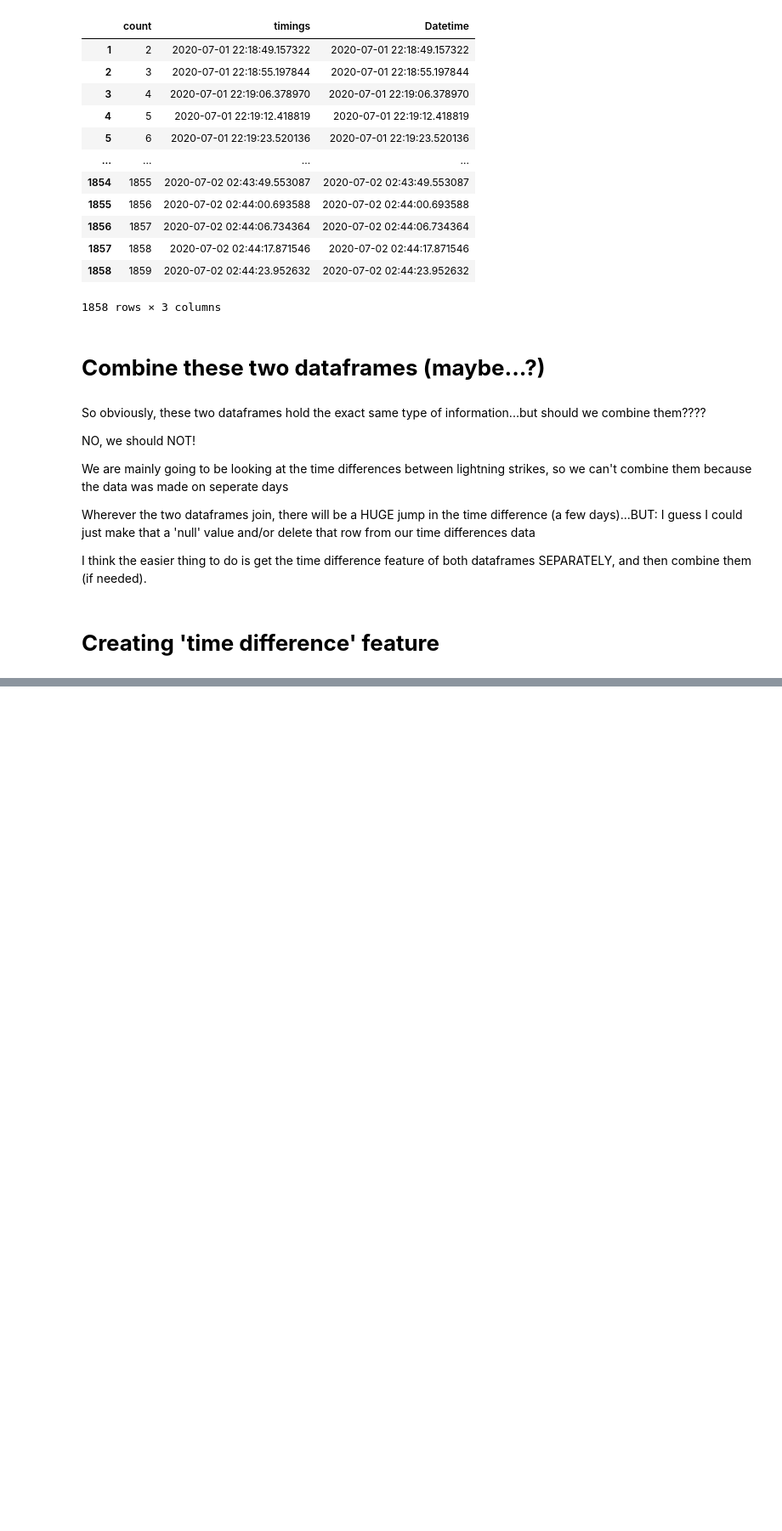
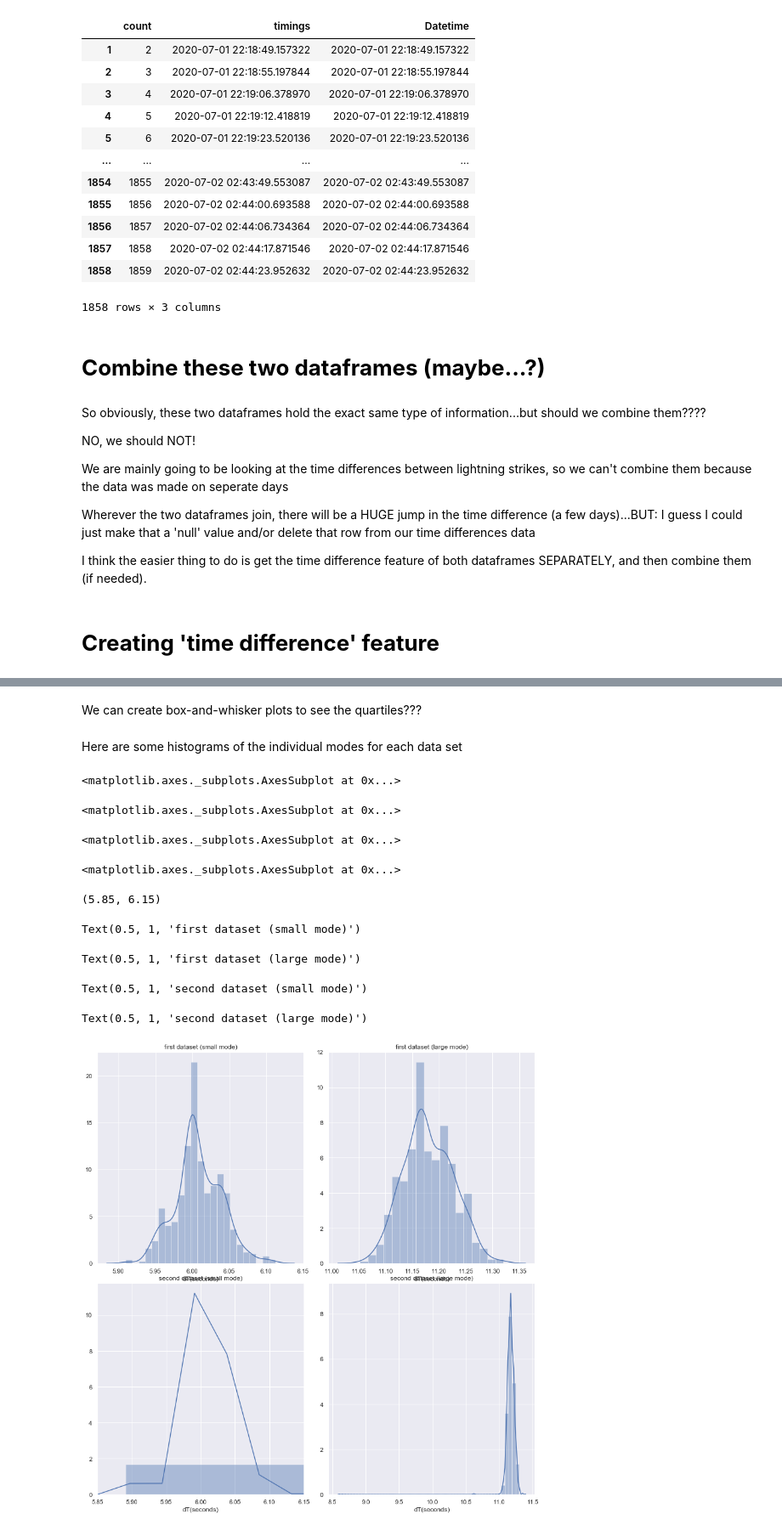
Before and after one commit to aj112358/FFX-Computer-Vision, a Jupyter notebook: FFX_Analysis.ipynb, the cells around one changed output, grey strips where cells are left out. Shown at 85% size. Drawn from its saved outputs; the diff is of its cells as text; code cells hidden in the pictures; blank space fills up the shorter version.

```diff
--- a/FFX_Analysis.ipynb
+++ b/FFX_Analysis.ipynb
@@ -546,0 +675,8 @@ plt.scatter(x,y)
+# %%
+data1 = ffx_cleaned[["count", "dT(seconds)"]]
+data2 = ffx2_cleaned[["count", "dT(seconds)"]]
+
+df1_styler = data1.head().style.set_table_attributes("style='display:inline'").set_caption('Dataset 1')
+df2_styler = data2.head().style.set_table_attributes("style='display:inline'").set_caption('Dataset 2')
+
+display_html(df1_styler._repr_html_()+" .....  "+df2_styler._repr_html_(), raw=True)
@@ -546,0 +699,13 @@ plt.scatter(x,y)
+# %%
+data1_small_mode = data1[data1["dT(seconds)"]<8]
+data1_large_mode = data1[data1["dT(seconds)"]>8]
+
+data2_small_mode = data2[data2["dT(seconds)"]<8]
+data2_large_mode = data2[data2["dT(seconds)"]>8]
+
+data1_small_styler = data1_small_mode.head().style.set_table_attributes("style='display:inline'").set_caption('Data1 small')
+data1_large_styler = data1_large_mode.head().style.set_table_attributes("style='display:inline'").set_caption('Data1 large')
+data2_small_styler = data2_small_mode.head().style.set_table_attributes("style='display:inline'").set_caption('Data2 small')
+data2_large_styler = data2_large_mode.head().style.set_table_attributes("style='display:inline'").set_caption('Data2 large')
+
+display_html(data1_small_styler._repr_html_()+" "+data1_large_styler._repr_html_()+" "+data2_small_styler._repr_html_()+" "+data2_large_styler._repr_html_(), raw=True)
@@ -547,3 +741,36 @@ plt.scatter(x,y)
+# %% [markdown]
+We can create box-and-whisker plots to see the quartiles???
+# %% [markdown]
+Here are some histograms of the individual modes for each data set
+# %%
+fig2, axes2 = plt.subplots(nrows=2, ncols=2, figsize=(12,12))
+plt.tight_layout()
+# axes2
+
+sns.distplot(data1_small_mode["dT(seconds)"], ax=axes2[0,0])
+sns.distplot(data1_large_mode["dT(seconds)"], ax=axes2[0,1])
+sns.distplot(data2_small_mode["dT(seconds)"], ax=axes2[1,0], bins=10)
+sns.distplot(data2_large_mode["dT(seconds)"], ax=axes2[1,1])
+
+# Need to specify domain for data2 for some reason...
+axes2[1,0].set_xlim([5.85,6.15])
+
+
+axes2[0,0].set_title("first dataset (small mode)")
+axes2[0,1].set_title("first dataset (large mode)")
+axes2[1,0].set_title("second dataset (small mode)")
+axes2[1,1].set_title("second dataset (large mode)")
+# %% [output]
+<matplotlib.axes._subplots.AxesSubplot at 0x...>
+<matplotlib.axes._subplots.AxesSubplot at 0x...>
+<matplotlib.axes._subplots.AxesSubplot at 0x...>
+<matplotlib.axes._subplots.AxesSubplot at 0x...>
+(5.85, 6.15)
+Text(0.5, 1, 'first dataset (small mode)')
+Text(0.5, 1, 'first dataset (large mode)')
+Text(0.5, 1, 'second dataset (small mode)')
+Text(0.5, 1, 'second dataset (large mode)')
+[figure, added]
 # %%
 average_time = sum(y)/len(y)
 average_time
```
Also changed, not shown: parts of 40 cells of this notebook.
